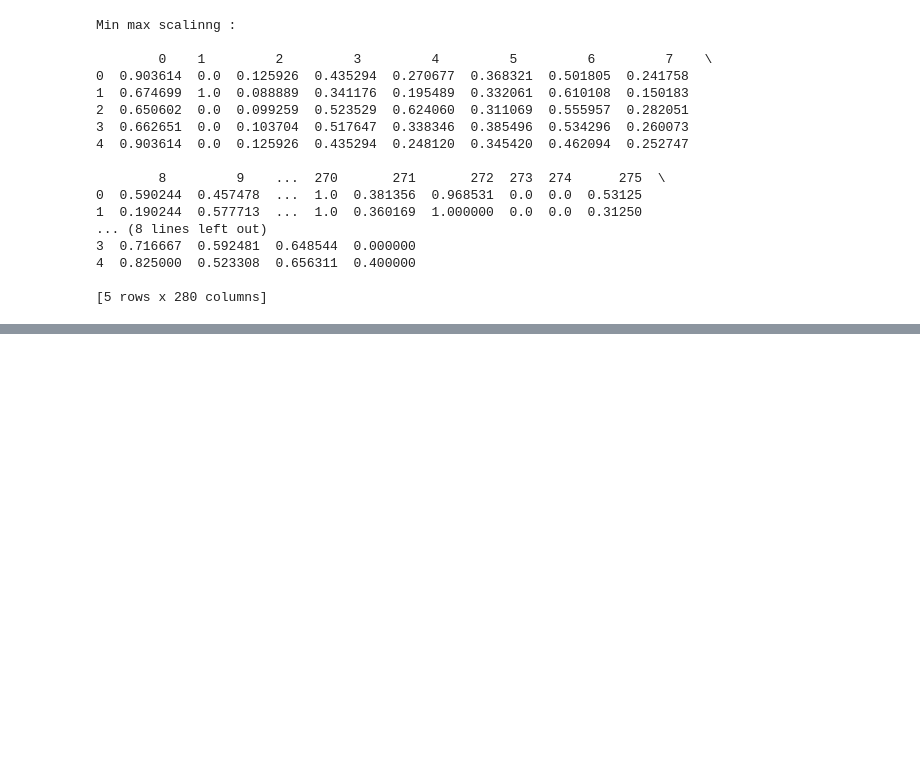
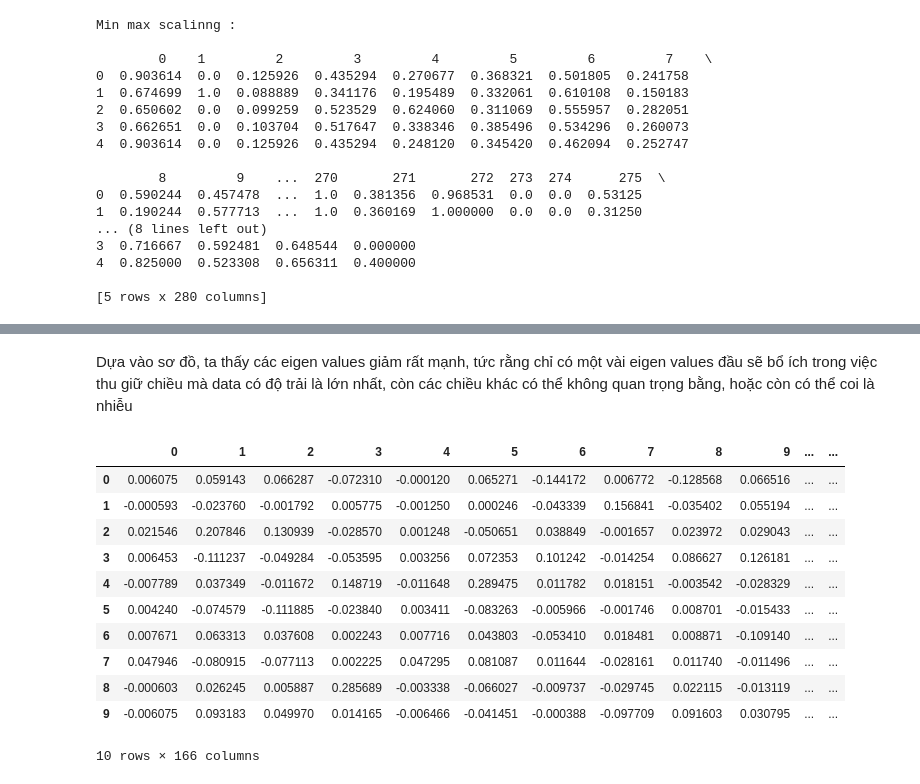
Before and after one commit to Likelipop/02-DM, a Jupyter notebook: Lab01/Code1.ipynb, the cells around one changed output, grey strips where cells are left out. Cells and saved outputs as stored; diff of their text form; code cells hidden in the pictures; blank space fills up the shorter version.

```diff
--- a/Lab01/Code1.ipynb
+++ b/Lab01/Code1.ipynb
@@ -426,0 +531,18 @@ You can drop duplicate edges by setting the 'duplicates' kwarg
+# %% [markdown]
+Dựa vào sơ đồ, ta thấy các eigen values giảm rất mạnh, tức rằng chỉ có một vài eigen values đầu sẽ bổ ích trong việc thu giữ chiều mà data có độ trải là lớn nhất, còn các chiều khác có thể không quan trọng bằng, hoặc còn có thể coi là nhiễu
+# %%
+principal_components = pd.DataFrame(data = pca.components_)
+principal_components
+# %% [output]
+|  | 0 | 1 | 2 | 3 | 4 | 5 | 6 | 7 | 8 | 9 | ... | ... |
+| 0 | 0.006075 | 0.059143 | 0.066287 | -0.072310 | -0.000120 | 0.065271 | -0.144172 | 0.006772 | -0.128568 | 0.066516 | ... | ... |
+| 1 | -0.000593 | -0.023760 | -0.001792 | 0.005775 | -0.001250 | 0.000246 | -0.043339 | 0.156841 | -0.035402 | 0.055194 | ... | ... |
+| 2 | 0.021546 | 0.207846 | 0.130939 | -0.028570 | 0.001248 | -0.050651 | 0.038849 | -0.001657 | 0.023972 | 0.029043 | ... | ... |
+| 3 | 0.006453 | -0.111237 | -0.049284 | -0.053595 | 0.003256 | 0.072353 | 0.101242 | -0.014254 | 0.086627 | 0.126181 | ... | ... |
+| 4 | -0.007789 | 0.037349 | -0.011672 | 0.148719 | -0.011648 | 0.289475 | 0.011782 | 0.018151 | -0.003542 | -0.028329 | ... | ... |
+| 5 | 0.004240 | -0.074579 | -0.111885 | -0.023840 | 0.003411 | -0.083263 | -0.005966 | -0.001746 | 0.008701 | -0.015433 | ... | ... |
+| 6 | 0.007671 | 0.063313 | 0.037608 | 0.002243 | 0.007716 | 0.043803 | -0.053410 | 0.018481 | 0.008871 | -0.109140 | ... | ... |
+| 7 | 0.047946 | -0.080915 | -0.077113 | 0.002225 | 0.047295 | 0.081087 | 0.011644 | -0.028161 | 0.011740 | -0.011496 | ... | ... |
+| 8 | -0.000603 | 0.026245 | 0.005887 | 0.285689 | -0.003338 | -0.066027 | -0.009737 | -0.029745 | 0.022115 | -0.013119 | ... | ... |
+| 9 | -0.006075 | 0.093183 | 0.049970 | 0.014165 | -0.006466 | -0.041451 | -0.000388 | -0.097709 | 0.091603 | 0.030795 | ... | ... |
+10 rows × 166 columns
```
Also changed, not shown: parts of 37 cells of this notebook, 7 other files.
